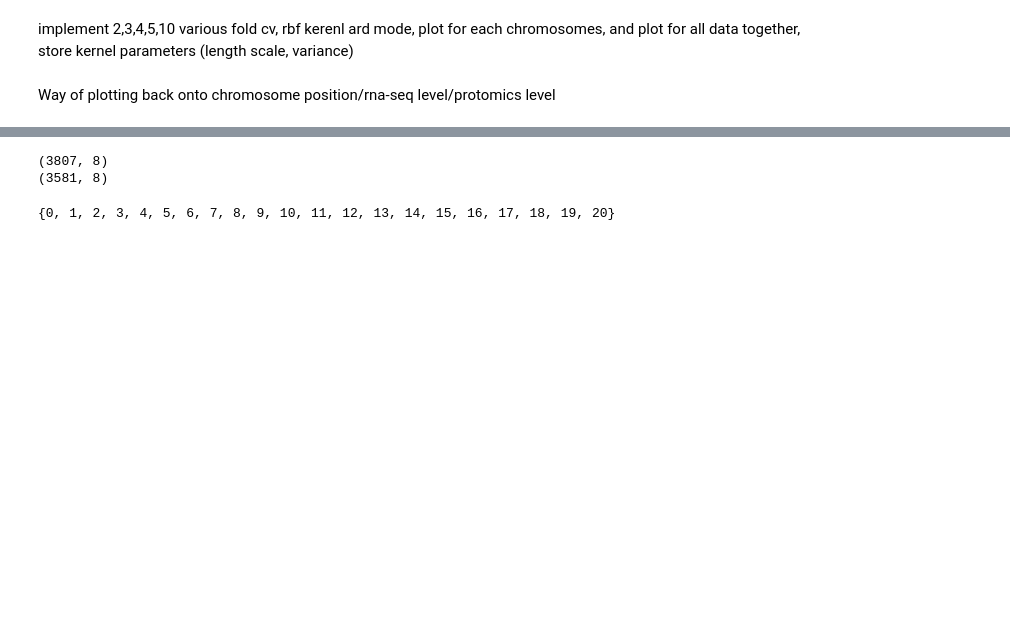
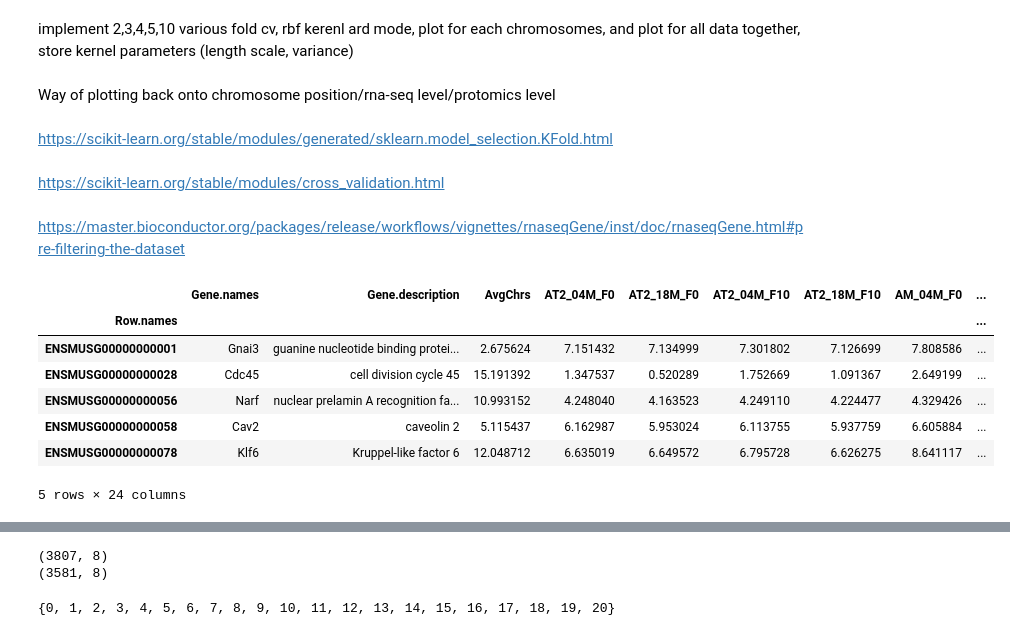
Before and after one commit to danielshak/GaussianProcesses, a Jupyter notebook: Notebooks/PPG/Gpy_oo.ipynb, the cells around one changed output, grey strips where cells are left out. Drawn from its saved outputs; the diff is of its cells as text; code cells hidden in the pictures; blank space fills up the shorter version.

```diff
--- a/Notebooks/PPG/Gpy_oo.ipynb
+++ b/Notebooks/PPG/Gpy_oo.ipynb
@@ -42,9 +42,28 @@ visualize variogram
 implement 2,3,4,5,10 various fold cv, rbf kerenl ard mode, plot for each chromosomes, and plot for all data together, store kernel parameters (length scale, variance)
 # %% [markdown]
 Way of plotting back onto chromosome position/rna-seq level/protomics level
+# %% [markdown]
+https://scikit-learn.org/stable/modules/generated/sklearn.model_selection.KFold.html
+# %% [markdown]
+https://scikit-learn.org/stable/modules/cross_validation.html
+# %% [markdown]
+https://master.bioconductor.org/packages/release/workflows/vignettes/rnaseqGene/inst/doc/rnaseqGene.html#pre-filtering-the-dataset
 # %%
 #Class for fast testing of Gpy
 
 class GPY():
     def __init__(self,pdDF,zscore = True):
         self.data
+# %%
+gp_data = pd.read_csv('Data/GP_data.tsv',sep='\t',index_col=0)
+base_cols = ['Gene.names','Gene.description','AvgChrs','NormPosition','Gene Length']
+gp_data.head()
+# %% [output]
+|  | Gene.names | Gene.description | AvgChrs | AT2_04M_F0 | AT2_18M_F0 | AT2_04M_F10 | AT2_18M_F10 | AM_04M_F0 | ... |
+| Row.names |  |  |  |  |  |  |  |  | ... |
+| ENSMUSG00000000001 | Gnai3 | guanine nucleotide binding protei... | 2.675624 | 7.151432 | 7.134999 | 7.301802 | 7.126699 | 7.808586 | ... |
+| ENSMUSG00000000028 | Cdc45 | cell division cycle 45 | 15.191392 | 1.347537 | 0.520289 | 1.752669 | 1.091367 | 2.649199 | ... |
+| ENSMUSG00000000056 | Narf | nuclear prelamin A recognition fa... | 10.993152 | 4.248040 | 4.163523 | 4.249110 | 4.224477 | 4.329426 | ... |
+| ENSMUSG00000000058 | Cav2 | caveolin 2 | 5.115437 | 6.162987 | 5.953024 | 6.113755 | 5.937759 | 6.605884 | ... |
+| ENSMUSG00000000078 | Klf6 | Kruppel-like factor 6 | 12.048712 | 6.635019 | 6.649572 | 6.795728 | 6.626275 | 8.641117 | ... |
+5 rows × 24 columns
```
Also changed, not shown: parts of 2 cells of this notebook.
